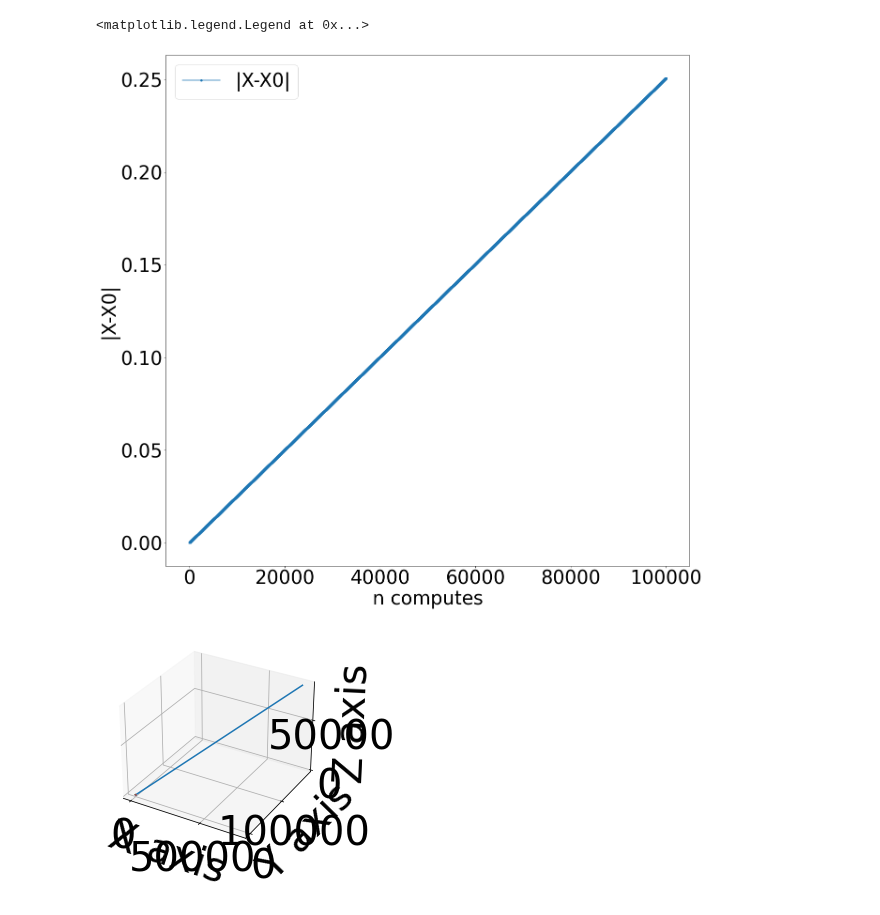
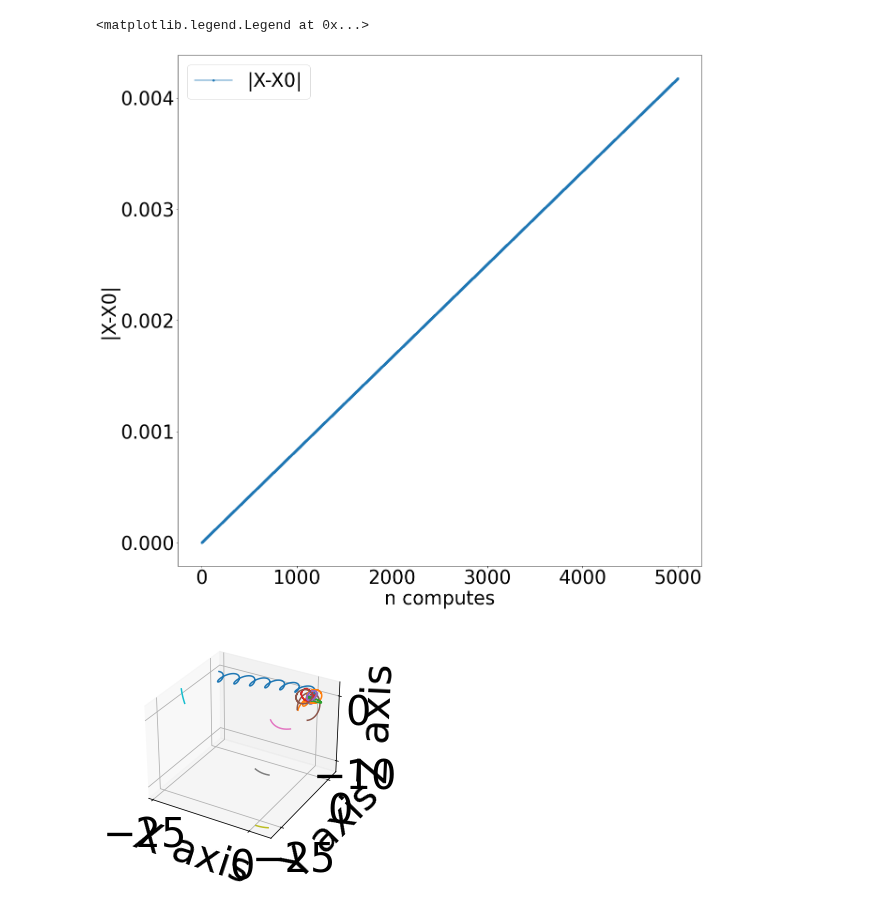
Before and after one commit to S1ckick/Nbodies, a Jupyter notebook: NBodies/Untitled.ipynb, the cells around one changed output. Saved outputs shown, nothing was run; the diff lists cells and outputs as text; code cells hidden in the pictures.

```diff
--- a/NBodies/Untitled.ipynb
+++ b/NBodies/Untitled.ipynb
@@ -3,7 +3,7 @@ import matplotlib.pyplot as plt
 import numpy as np
 
 import json
-with open('../log.json') as f:
+with open('../build/log.json') as f:
   data_energy = json.load(f)
 figure, axes = plt.subplots(figsize = (20,20))
 
@@ -23,7 +23,7 @@ import numpy as np
 
 
 import json
-with open('../moment.json') as f:
+with open('../build/moment.json') as f:
   data_moment = json.load(f)
 
 figure, axes = plt.subplots(figsize = (20,20))
@@ -43,7 +43,7 @@ import numpy as np
 
 
 import json
-with open('../center.json') as f:
+with open('../build/center.json') as f:
   data_center = json.load(f)
 
 figure, axes = plt.subplots(figsize = (20,20))
@@ -55,35 +55,35 @@ axes.set_ylabel('|X-X0|')
 axes.legend()
 # %% [output]
 <matplotlib.legend.Legend at 0x...>
-[figure, old version]
+[figure, new version]
 # %%
 import matplotlib.pyplot as plt
 from mpl_toolkits import mplot3d
 from mpl_toolkits.mplot3d import axes3d
 import numpy as np
 
 import json
-with open('../bodies.json') as f:
+with open('../build/bodies.json') as f:
     data_bodies = json.load(f)
 
 coords = data_bodies["coords"]
 iters = data_bodies["iter"]
 bodies = data_bodies["num"]
 
 fig = plt.figure()
 ax = fig.add_subplot(1,1,1, projection='3d')
 #coords = np.reshape(data_bodies["coords"], (data_bodies["iter"], data_bodies["num"], 3))
 #print(coords)
 for i in range(bodies):
     x_body_coords = coords[i * 3 + 0 : : bodies * 3]
     y_body_coords = coords[i * 3 + 1 : : bodies * 3]
     z_body_coords = coords[i * 3 + 2 : : bodies * 3]
     ax.plot(list(map(float, x_body_coords)),list(map(float, y_body_coords)),list(map(float, z_body_coords)))
 
 ax.set_xlabel('X axis')
 ax.set_ylabel('Y axis')
 ax.set_zlabel('Z axis')
 
 plt.savefig('anime2.png', dpi=300)
 # %% [output]
-[figure, old version]
+[figure, new version]
```
Also changed, not shown: parts of 2 cells of this notebook, 31 other files.
